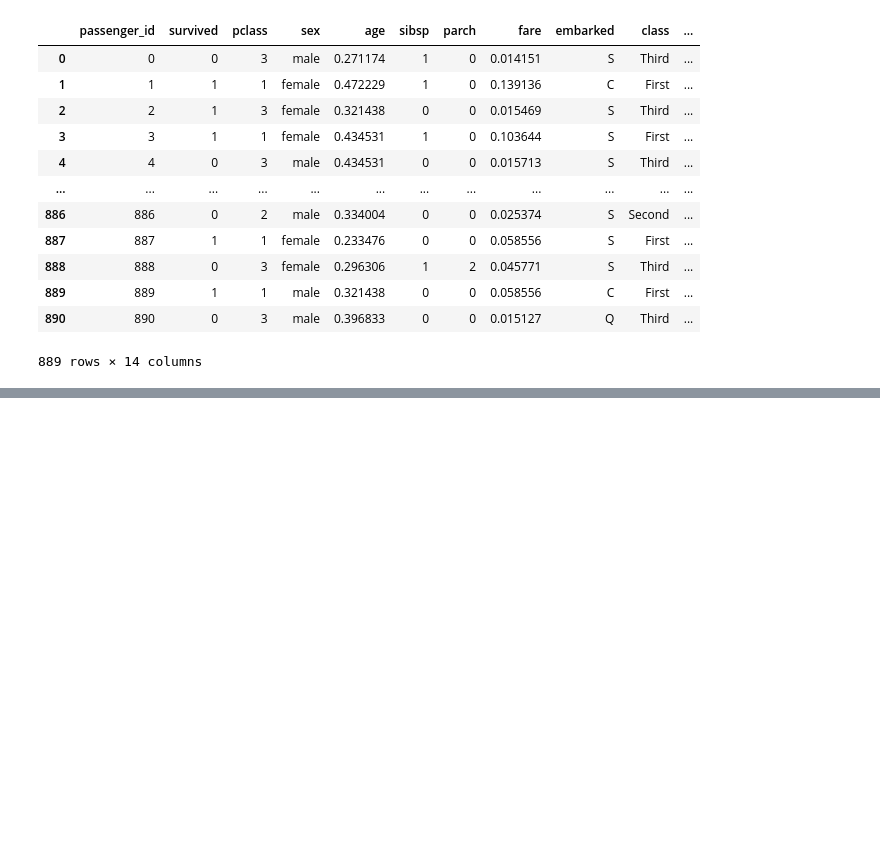
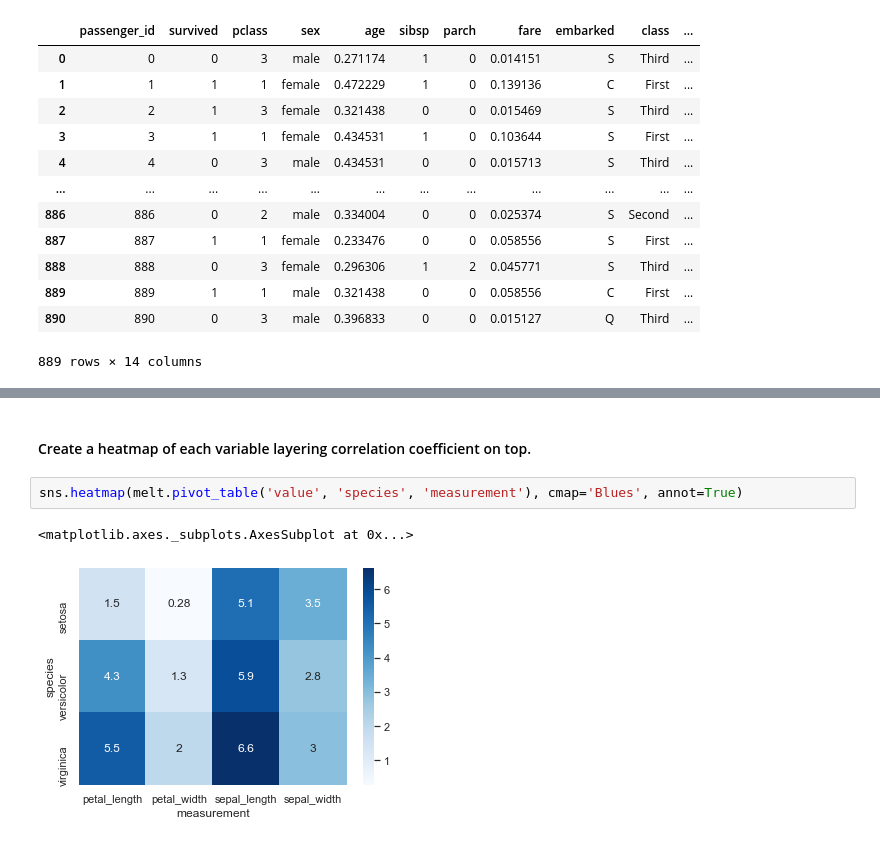
Before and after one commit to SamuelD-Data/classification-exercises, a Jupyter notebook: classification_exercises.ipynb, the cells around one changed output, grey strips where cells are left out. Saved outputs shown, nothing was run; the diff lists cells and outputs as text; blank space fills up the shorter version.

```diff
--- a/classification_exercises.ipynb
+++ b/classification_exercises.ipynb
@@ -627,0 +717,7 @@ prep_titanic(ac.new_get_titanic_data())
+# %% [markdown]
+#### Create a heatmap of each variable layering correlation coefficient on top.
+# %%
+sns.heatmap(melt.pivot_table('value', 'species', 'measurement'), cmap='Blues', annot=True)
+# %% [output]
+<matplotlib.axes._subplots.AxesSubplot at 0x...>
+[figure, added]
```
Also changed, not shown: parts of 15 cells of this notebook.
